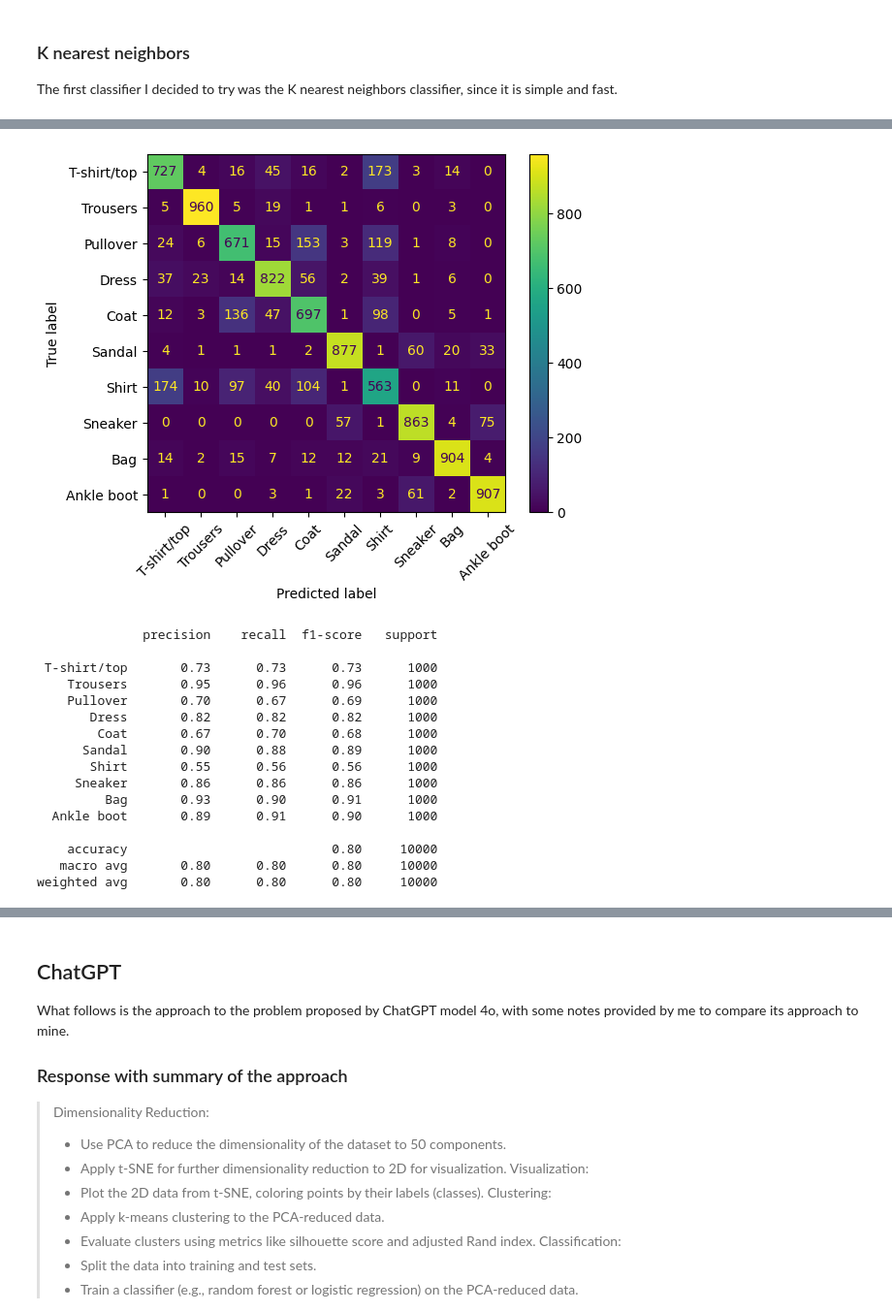
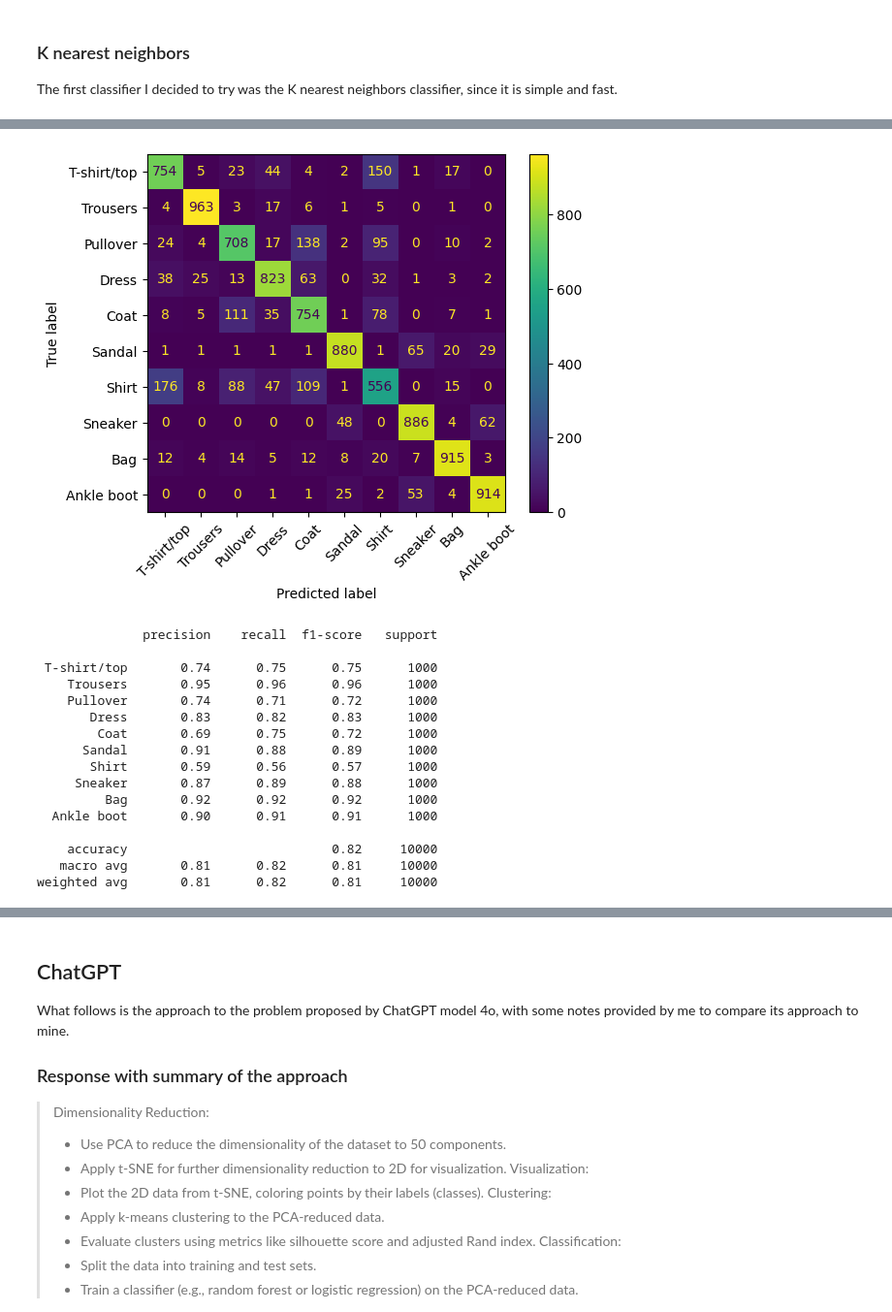
Before and after one commit to frun36/fods-fashion-mnist, a Jupyter notebook: fashion_mnist.ipynb, the cells around one changed output, grey strips where cells are left out. Shown at 97% size. Saved outputs shown, nothing was run; the diff lists cells and outputs as text; code cells hidden in the pictures.

```diff
--- a/fashion_mnist.ipynb
+++ b/fashion_mnist.ipynb
@@ -463,30 +470,26 @@ weighted avg       0.85      0.84      0.84     10000
 # %%
 from sklearn import tree
 
-clf = tree.DecisionTreeClassifier(max_depth=32)
+clf = tree.DecisionTreeClassifier(max_depth=16)
 clf.fit(X_train, y_train)
-predictions = clf.predict(X_test)
-
-m = confusion_matrix(y_test, predictions)
-disp = ConfusionMatrixDisplay(m, display_labels=[l for l in labels])
-disp.plot(xticks_rotation=45)
-plt.show()
-print(classification_report(y_test, predictions, target_names=[l for l in labels]))
+predictions_tree = clf.predict(X_test)
-# %% [output]
-[figure, removed]
-              precision    recall  f1-score   support
-
- T-shirt/top       0.73      0.73      0.73      1000
-    Trousers       0.95      0.96      0.96      1000
-    Pullover       0.70      0.67      0.69      1000
-       Dress       0.82      0.82      0.82      1000
-        Coat       0.67      0.70      0.68      1000
-      Sandal       0.90      0.88      0.89      1000
-       Shirt       0.55      0.56      0.56      1000
-     Sneaker       0.86      0.86      0.86      1000
-         Bag       0.93      0.90      0.91      1000
-  Ankle boot       0.89      0.91      0.90      1000
-
-    accuracy                           0.80     10000
-   macro avg       0.80      0.80      0.80     10000
-weighted avg       0.80      0.80      0.80     10000
+# %%
+evaluate_classifier(y_test, predictions_tree)
+# %% [output]
+[figure, added]
+              precision    recall  f1-score   support
+
+ T-shirt/top       0.74      0.75      0.75      1000
+    Trousers       0.95      0.96      0.96      1000
+    Pullover       0.74      0.71      0.72      1000
+       Dress       0.83      0.82      0.83      1000
+        Coat       0.69      0.75      0.72      1000
+      Sandal       0.91      0.88      0.89      1000
+       Shirt       0.59      0.56      0.57      1000
+     Sneaker       0.87      0.89      0.88      1000
+         Bag       0.92      0.92      0.92      1000
+  Ankle boot       0.90      0.91      0.91      1000
+
+    accuracy                           0.82     10000
+   macro avg       0.81      0.82      0.81     10000
+weighted avg       0.81      0.82      0.81     10000
```
Also changed, not shown: parts of 12 cells of this notebook.
